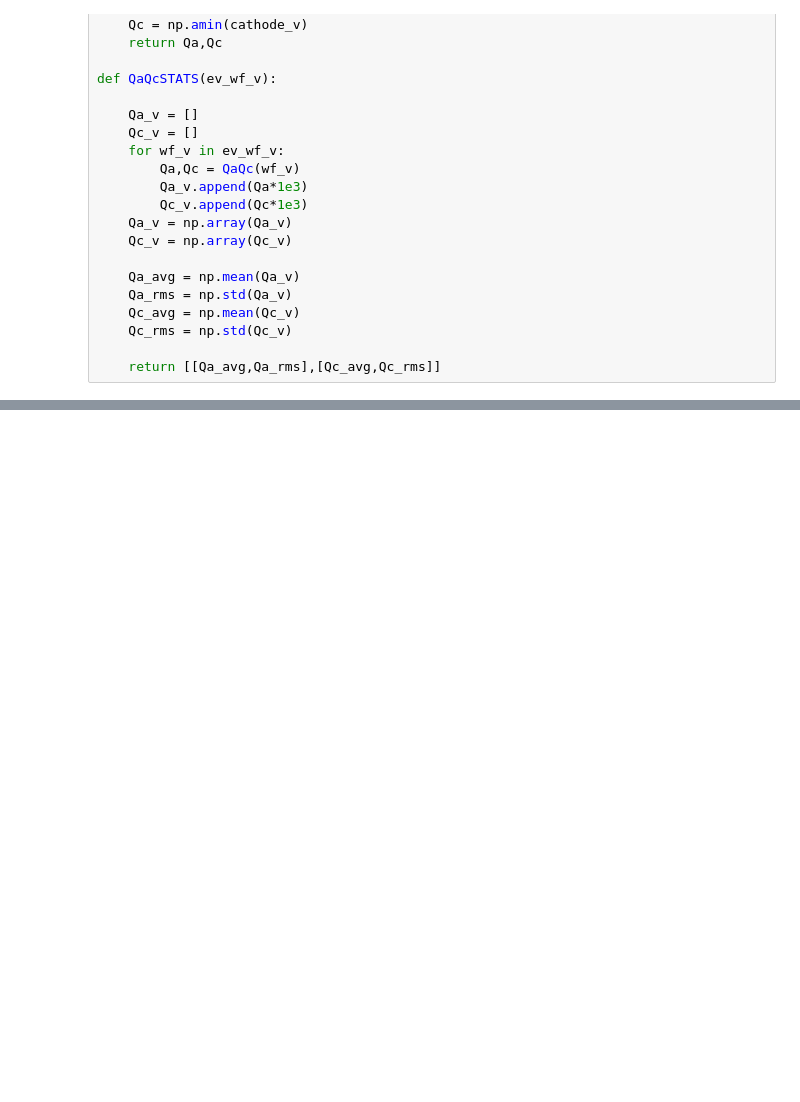
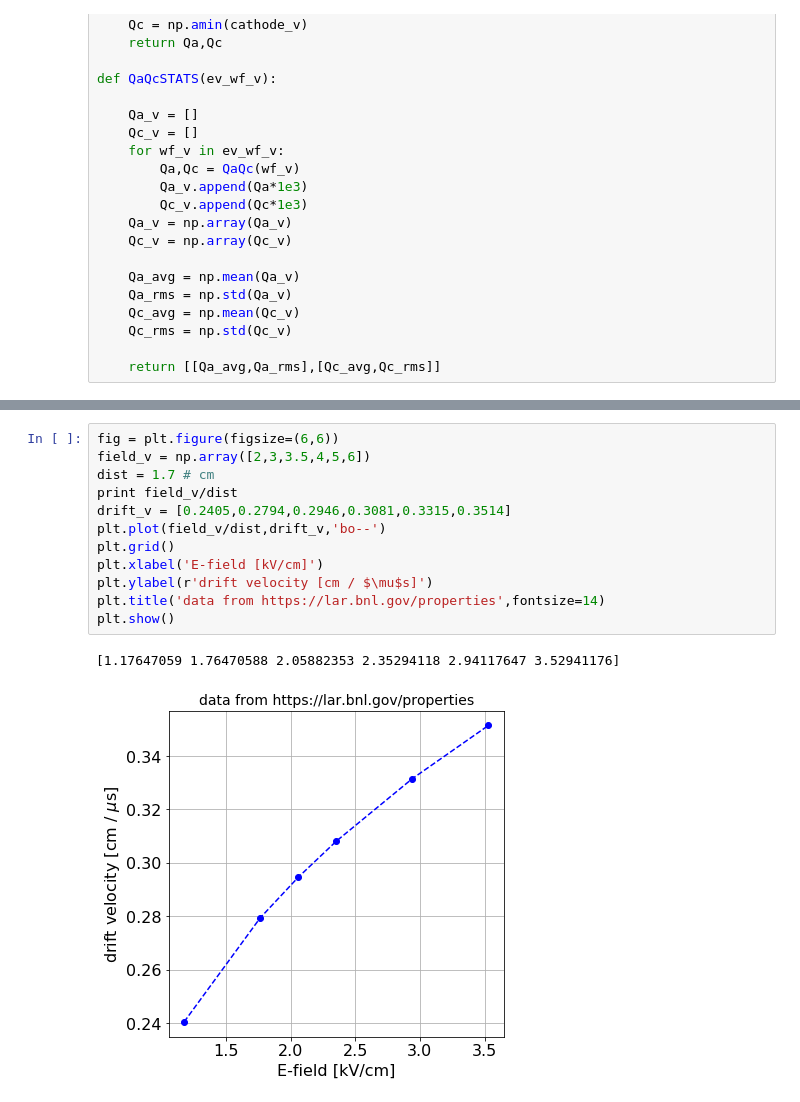
Before and after one commit to davidc1/PrM, a Jupyter notebook: WFdisplay.ipynb, the cells around one changed output, grey strips where cells are left out. Cells and saved outputs as stored; diff of their text form; blank space fills up the shorter version.

```diff
--- a/WFdisplay.ipynb
+++ b/WFdisplay.ipynb
@@ -91,0 +613,15 @@ for n in xrange(len(ev_wf_v)):
+# %%
+fig = plt.figure(figsize=(6,6))
+field_v = np.array([2,3,3.5,4,5,6])
+dist = 1.7 # cm
+print field_v/dist
+drift_v = [0.2405,0.2794,0.2946,0.3081,0.3315,0.3514]
+plt.plot(field_v/dist,drift_v,'bo--')
+plt.grid()
+plt.xlabel('E-field [kV/cm]')
+plt.ylabel(r'drift velocity [cm / $\mu$s]')
+plt.title('data from https://lar.bnl.gov/properties',fontsize=14)
+plt.show()
+# %% [output]
+[1.17647059 1.76470588 2.05882353 2.35294118 2.94117647 3.52941176]
+[figure, added]
```
Also changed, not shown: parts of 18 cells of this notebook, 2 other files.
